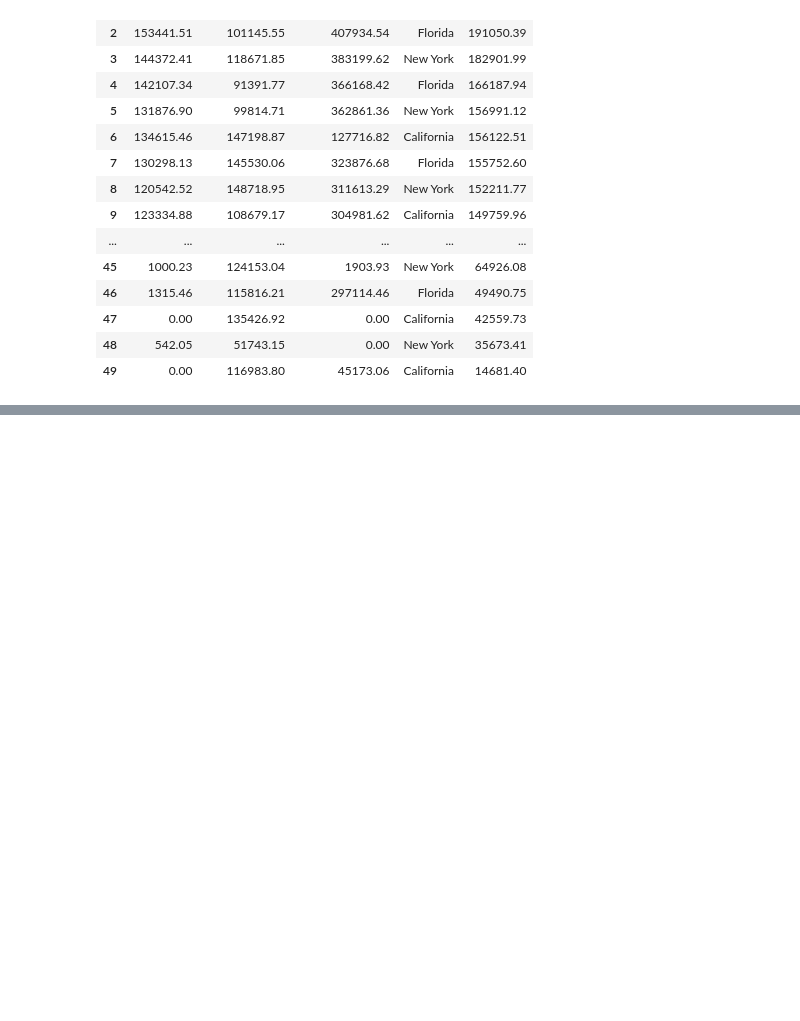
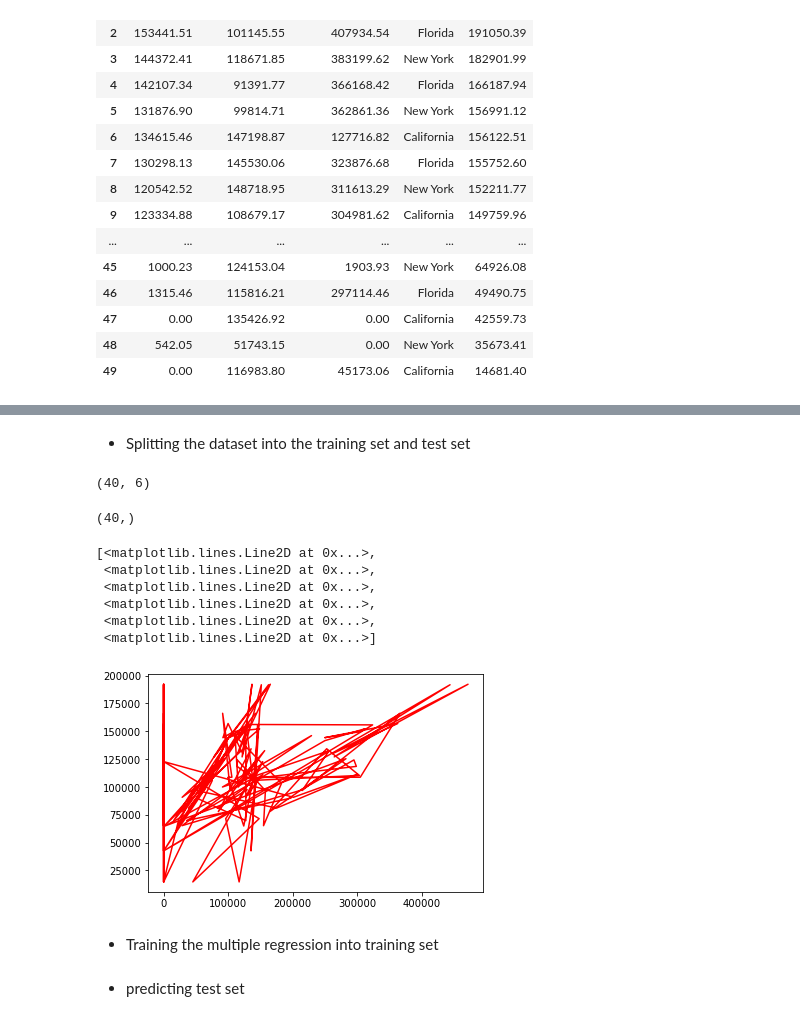
Before and after one commit to kineticske/np-pd-practice, a Jupyter notebook: Regression.ipynb, the cells around one changed output, grey strips where cells are left out. Drawn from its saved outputs; the diff is of its cells as text; code cells hidden in the pictures; blank space fills up the shorter version.

Commit message:
multiple linear regression

```diff
--- a/Regression.ipynb
+++ b/Regression.ipynb
@@ -138,0 +157,24 @@ x2_train, x2_test, y2_train, y2_test= train_test_split(X2,Y2, test_size=0.2, ran
+# %% [markdown]
+- Splitting the dataset into the training set and test set
+# %%
+from sklearn.model_selection import train_test_split
+x2_train, x2_test, y2_train, y2_test= train_test_split(X2,Y2, test_size=0.2, random_state=1)
+x2_train.shape
+# %% [output]
+(40, 6)
+# %%
+y2_train.shape
+# %% [output]
+(40,)
+# %%
+plt.plot(x2_train, y2_train, color='red')
+# %% [output]
+[<matplotlib.lines.Line2D at 0x...>,
+ <matplotlib.lines.Line2D at 0x...>,
+ <matplotlib.lines.Line2D at 0x...>,
+ <matplotlib.lines.Line2D at 0x...>,
+ <matplotlib.lines.Line2D at 0x...>,
+ <matplotlib.lines.Line2D at 0x...>]
+[figure, added]
+# %% [markdown]
+- Training the multiple regression into training set
@@ -138,0 +186,2 @@ x2_train, x2_test, y2_train, y2_test= train_test_split(X2,Y2, test_size=0.2, ran
+# %% [markdown]
+- predicting test set
```
Also changed, not shown: parts of 12 cells of this notebook.
